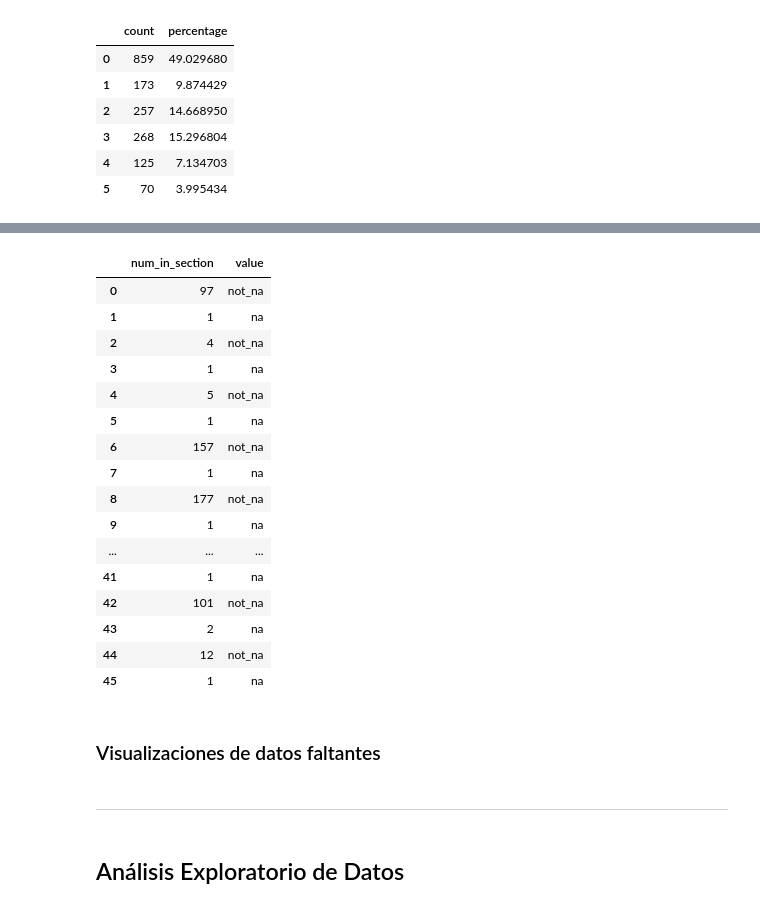
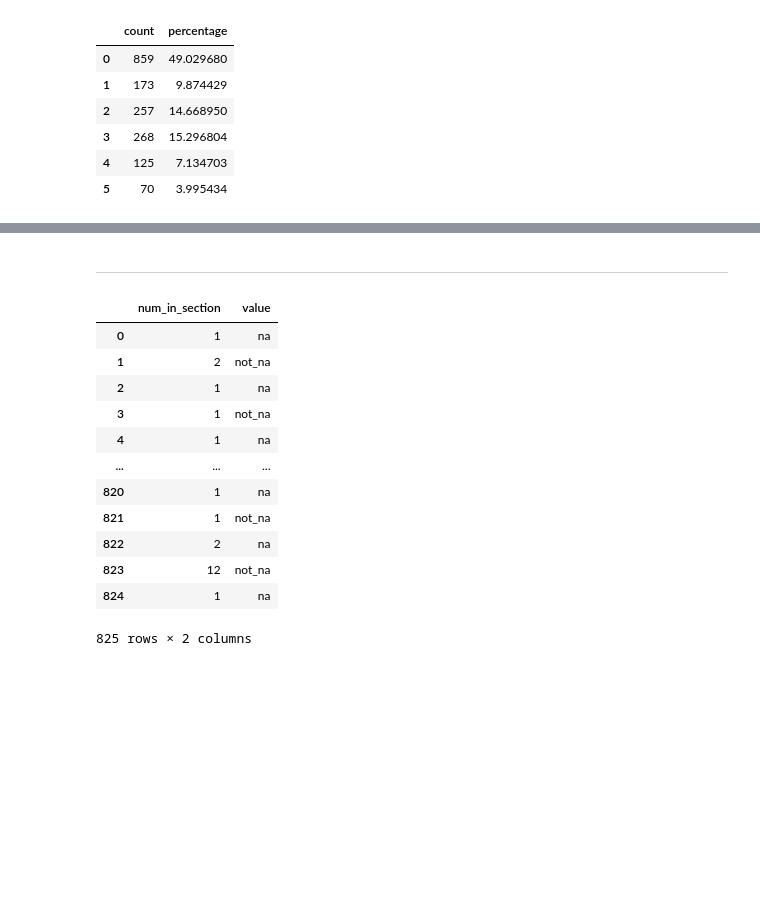
Before and after one commit to gfranciscoerazom/analysis-k-dramas, a Jupyter notebook: jupyternotebook/korean_drama.ipynb, the cells around one changed output, grey strips where cells are left out. Drawn from its saved outputs; the diff is of its cells as text; code cells hidden in the pictures; blank space fills up the shorter version.

```diff
--- a/jupyternotebook/korean_drama.ipynb
+++ b/jupyternotebook/korean_drama.ipynb
@@ -215,0 +345,3 @@ k_dramas.missing_data.coincidence_and_percentage_count_na_per("row")
+# %%
+column = k_dramas.missing_data.columns_with_na[1]
+column
@@ -254,26 +432,18 @@ k_dramas.missing_data.na_count_by_bins(73, "duration")
+# %% [markdown]
+-----
 # %%
-k_dramas.missing_data.size_of_sections_of_na_and_not_na("duration")
+k_dramas.missing_data.size_of_sections_of_na_and_not_na(column)
 # %% [output]
 |  | num_in_section | value |
-| 0 | 97 | not_na |
-| 1 | 1 | na |
-| 2 | 4 | not_na |
-| 3 | 1 | na |
-| 4 | 5 | not_na |
-| 5 | 1 | na |
-| 6 | 157 | not_na |
-| 7 | 1 | na |
-| 8 | 177 | not_na |
-| 9 | 1 | na |
+| 0 | 1 | na |
+| 1 | 2 | not_na |
+| 2 | 1 | na |
+| 3 | 1 | not_na |
+| 4 | 1 | na |
 | ... | ... | ... |
-| 41 | 1 | na |
-| 42 | 101 | not_na |
-| 43 | 2 | na |
-| 44 | 12 | not_na |
-| 45 | 1 | na |
+| 820 | 1 | na |
+| 821 | 1 | not_na |
+| 822 | 2 | na |
+| 823 | 12 | not_na |
+| 824 | 1 | na |
+825 rows × 2 columns
-# %% [markdown]
-### Visualizaciones de datos faltantes
-# %% [markdown]
----
-# %% [markdown]
-## Análisis Exploratorio de Datos
```
Also changed, not shown: parts of 51 cells of this notebook, 1 other file.
